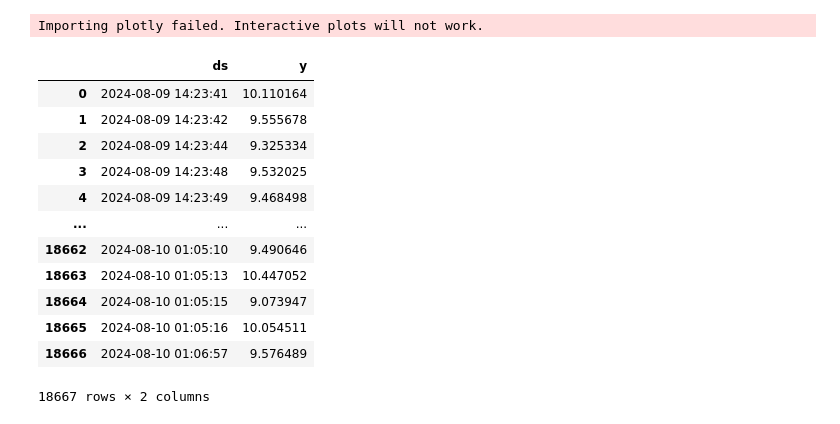
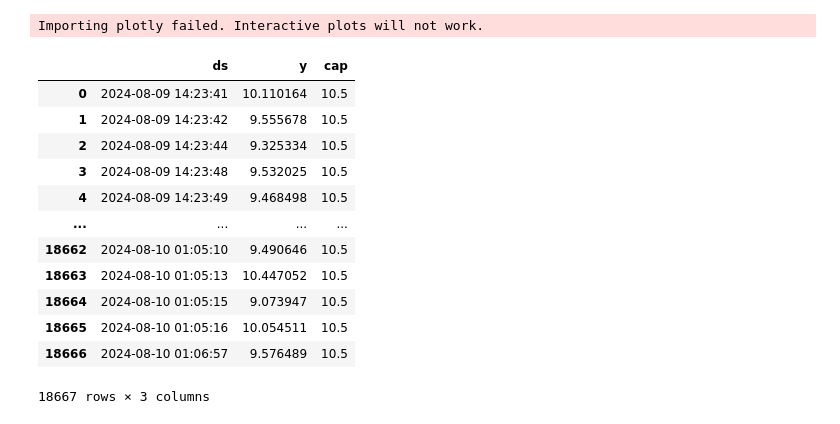
Before and after one commit to nk2105/AkzentE4.0, a Jupyter notebook: prophet.ipynb, the cells around one changed output. Cells and saved outputs as stored; diff of their text form; code cells hidden in the pictures.

```diff
--- a/prophet.ipynb
+++ b/prophet.ipynb
@@ -8,23 +8,24 @@ Importing plotly failed. Interactive plots will not work.
 # %%
 path = "/home/guts/Documents/accel_data/acceleration_data.csv"
 df = pd.read_csv(path, header=0, index_col=0)
 df.index = pd.to_datetime(df.index)
 dataset = pd.DataFrame()
 dataset['ds'] = df.index
 dataset['y'] = df.values
+dataset['cap'] = 10.5
 
 dataset
 # %% [output]
-|  | ds | y |
-| 0 | 2024-08-09 14:23:41 | 10.110164 |
-| 1 | 2024-08-09 14:23:42 | 9.555678 |
-| 2 | 2024-08-09 14:23:44 | 9.325334 |
-| 3 | 2024-08-09 14:23:48 | 9.532025 |
-| 4 | 2024-08-09 14:23:49 | 9.468498 |
-| ... | ... | ... |
-| 18662 | 2024-08-10 01:05:10 | 9.490646 |
-| 18663 | 2024-08-10 01:05:13 | 10.447052 |
-| 18664 | 2024-08-10 01:05:15 | 9.073947 |
-| 18665 | 2024-08-10 01:05:16 | 10.054511 |
-| 18666 | 2024-08-10 01:06:57 | 9.576489 |
+|  | ds | y | cap |
+| 0 | 2024-08-09 14:23:41 | 10.110164 | 10.5 |
+| 1 | 2024-08-09 14:23:42 | 9.555678 | 10.5 |
+| 2 | 2024-08-09 14:23:44 | 9.325334 | 10.5 |
+| 3 | 2024-08-09 14:23:48 | 9.532025 | 10.5 |
+| 4 | 2024-08-09 14:23:49 | 9.468498 | 10.5 |
+| ... | ... | ... | ... |
+| 18662 | 2024-08-10 01:05:10 | 9.490646 | 10.5 |
+| 18663 | 2024-08-10 01:05:13 | 10.447052 | 10.5 |
+| 18664 | 2024-08-10 01:05:15 | 9.073947 | 10.5 |
+| 18665 | 2024-08-10 01:05:16 | 10.054511 | 10.5 |
+| 18666 | 2024-08-10 01:06:57 | 9.576489 | 10.5 |
-18667 rows × 2 columns
+18667 rows × 3 columns
```
Also changed, not shown: parts of 8 cells of this notebook.
